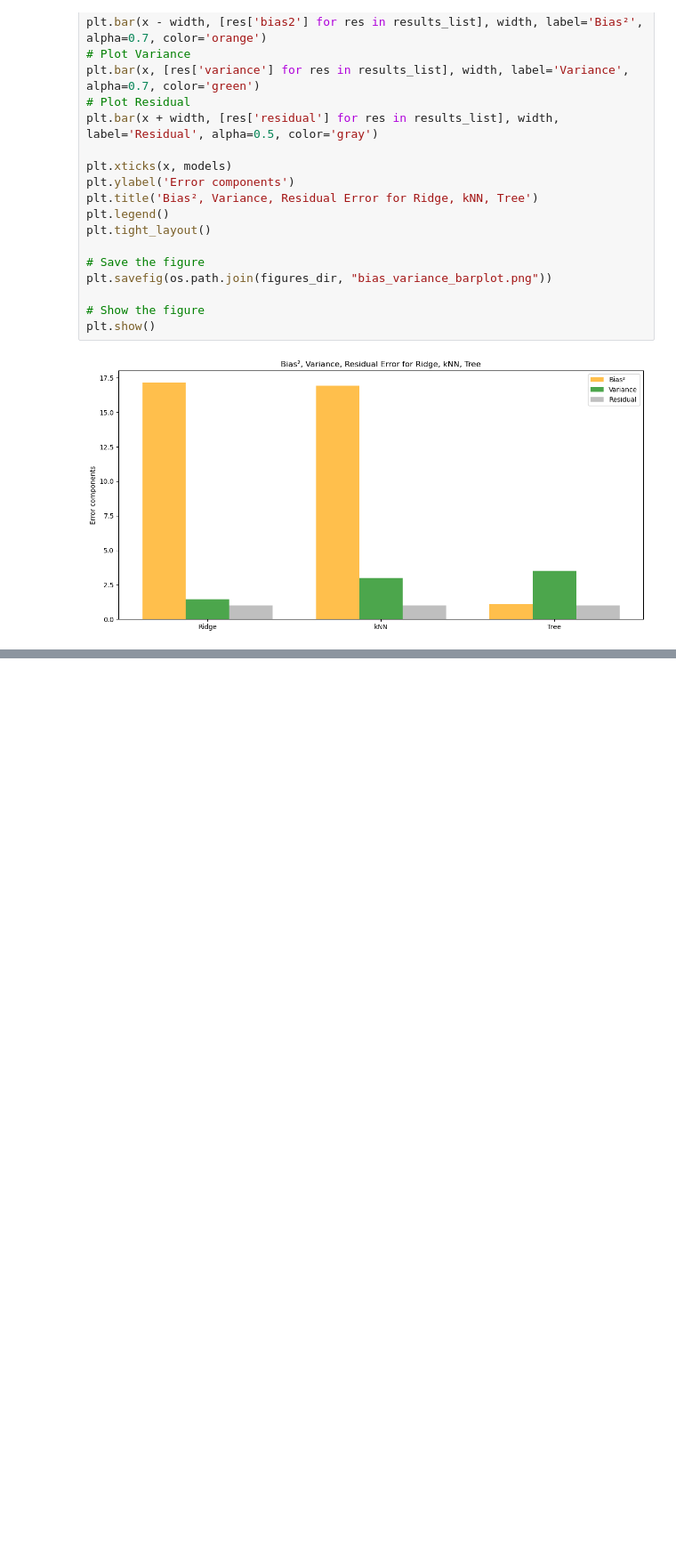
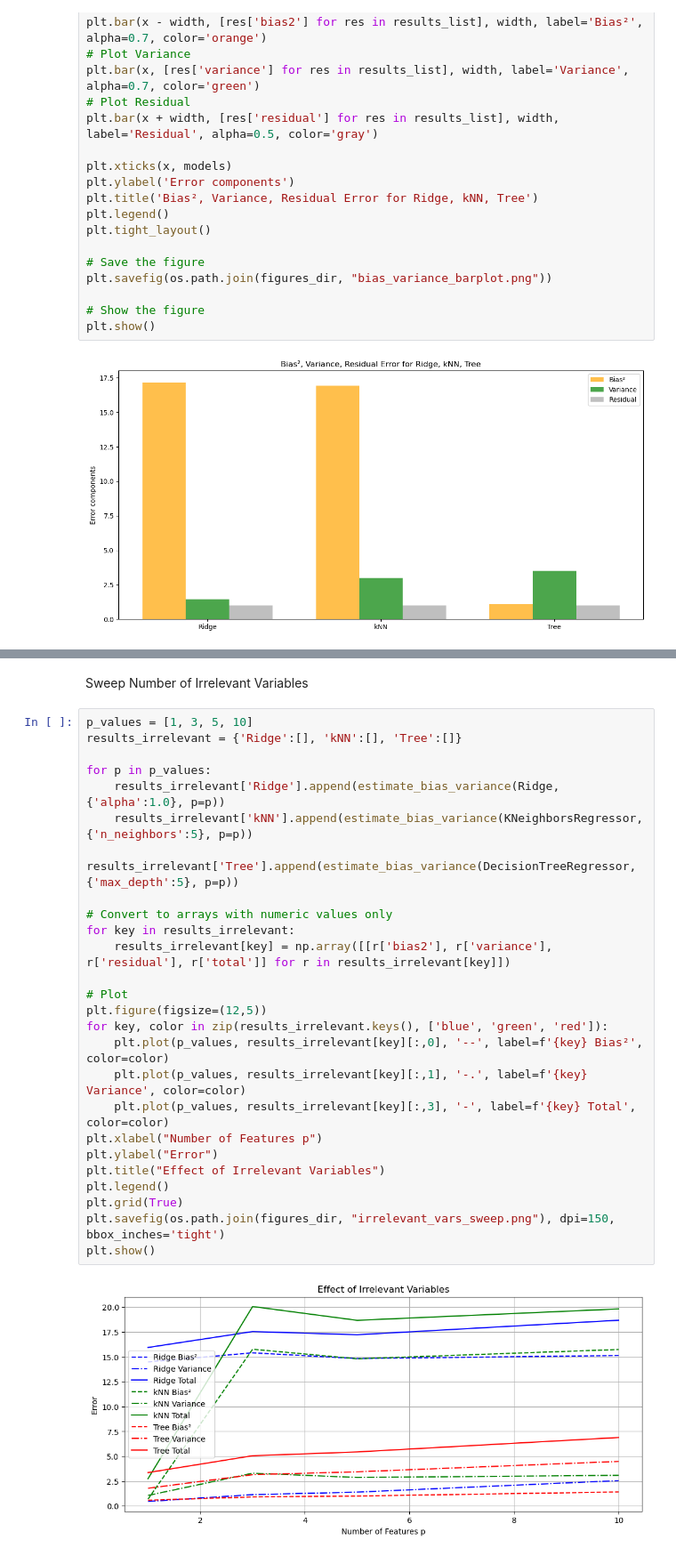
Before and after one commit to khalilAnkri/Bias-and-variance-analysis, a Jupyter notebook: src/bias_variance.ipynb, the cells around one changed output, grey strips where cells are left out. Shown at 89% size. Saved outputs shown, nothing was run; the diff lists cells and outputs as text; blank space fills up the shorter version.

```diff
--- a/src/bias_variance.ipynb
+++ b/src/bias_variance.ipynb
@@ -212,0 +300,30 @@ plt.show()
+# %% [markdown]
+Sweep Number of Irrelevant Variables
+# %%
+p_values = [1, 3, 5, 10]
+results_irrelevant = {'Ridge':[], 'kNN':[], 'Tree':[]}
+
+for p in p_values:
+    results_irrelevant['Ridge'].append(estimate_bias_variance(Ridge, {'alpha':1.0}, p=p))
+    results_irrelevant['kNN'].append(estimate_bias_variance(KNeighborsRegressor, {'n_neighbors':5}, p=p))
+    results_irrelevant['Tree'].append(estimate_bias_variance(DecisionTreeRegressor, {'max_depth':5}, p=p))
+
+# Convert to arrays with numeric values only
+for key in results_irrelevant:
+    results_irrelevant[key] = np.array([[r['bias2'], r['variance'], r['residual'], r['total']] for r in results_irrelevant[key]])
+
+# Plot
+plt.figure(figsize=(12,5))
+for key, color in zip(results_irrelevant.keys(), ['blue', 'green', 'red']):
+    plt.plot(p_values, results_irrelevant[key][:,0], '--', label=f'{key} Bias²', color=color)
+    plt.plot(p_values, results_irrelevant[key][:,1], '-.', label=f'{key} Variance', color=color)
+    plt.plot(p_values, results_irrelevant[key][:,3], '-', label=f'{key} Total', color=color)
+plt.xlabel("Number of Features p")
+plt.ylabel("Error")
+plt.title("Effect of Irrelevant Variables")
+plt.legend()
+plt.grid(True)
+plt.savefig(os.path.join(figures_dir, "irrelevant_vars_sweep.png"), dpi=150, bbox_inches='tight')
+plt.show()
+# %% [output]
+[figure, added]
```
Also changed, not shown: parts of 9 cells of this notebook, 6 other files.
